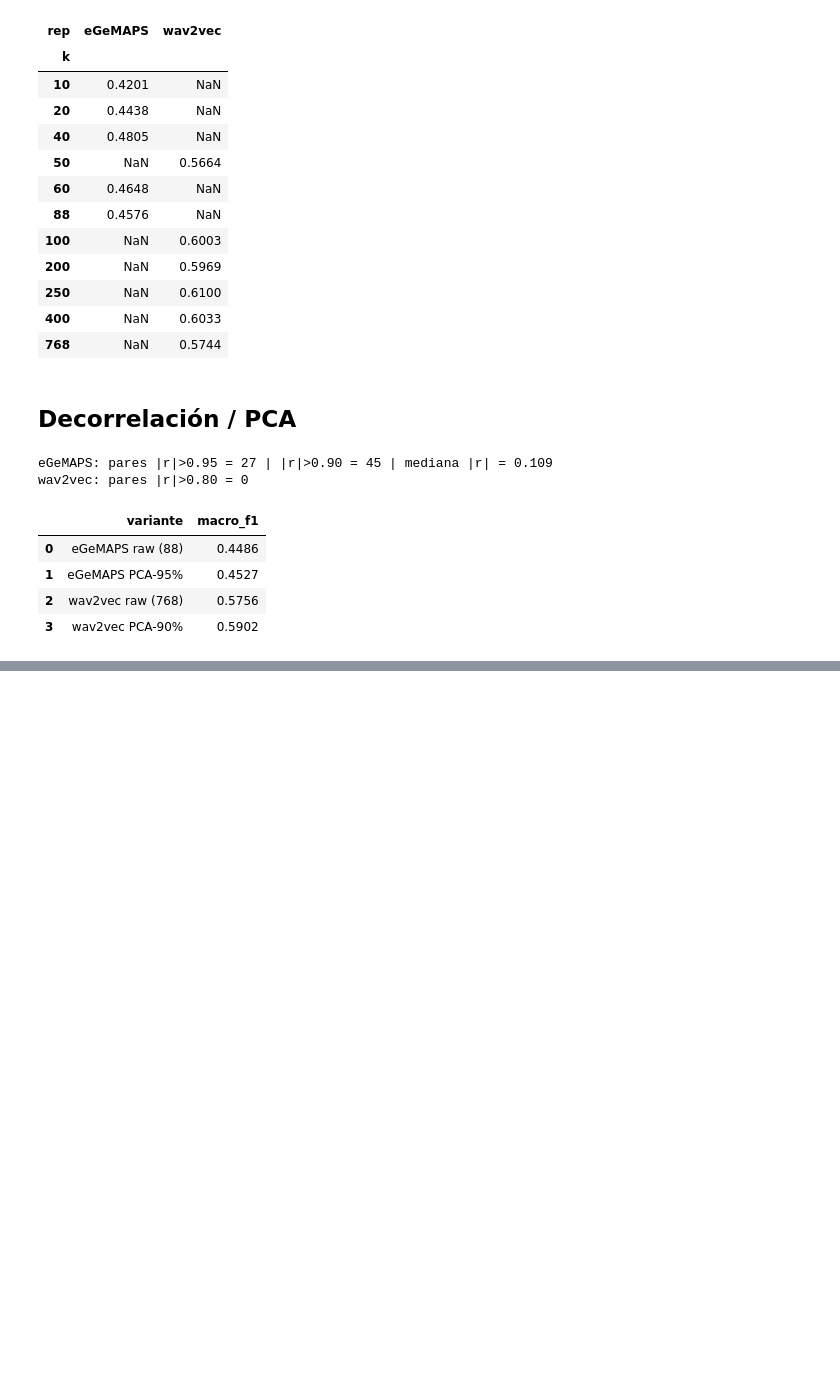
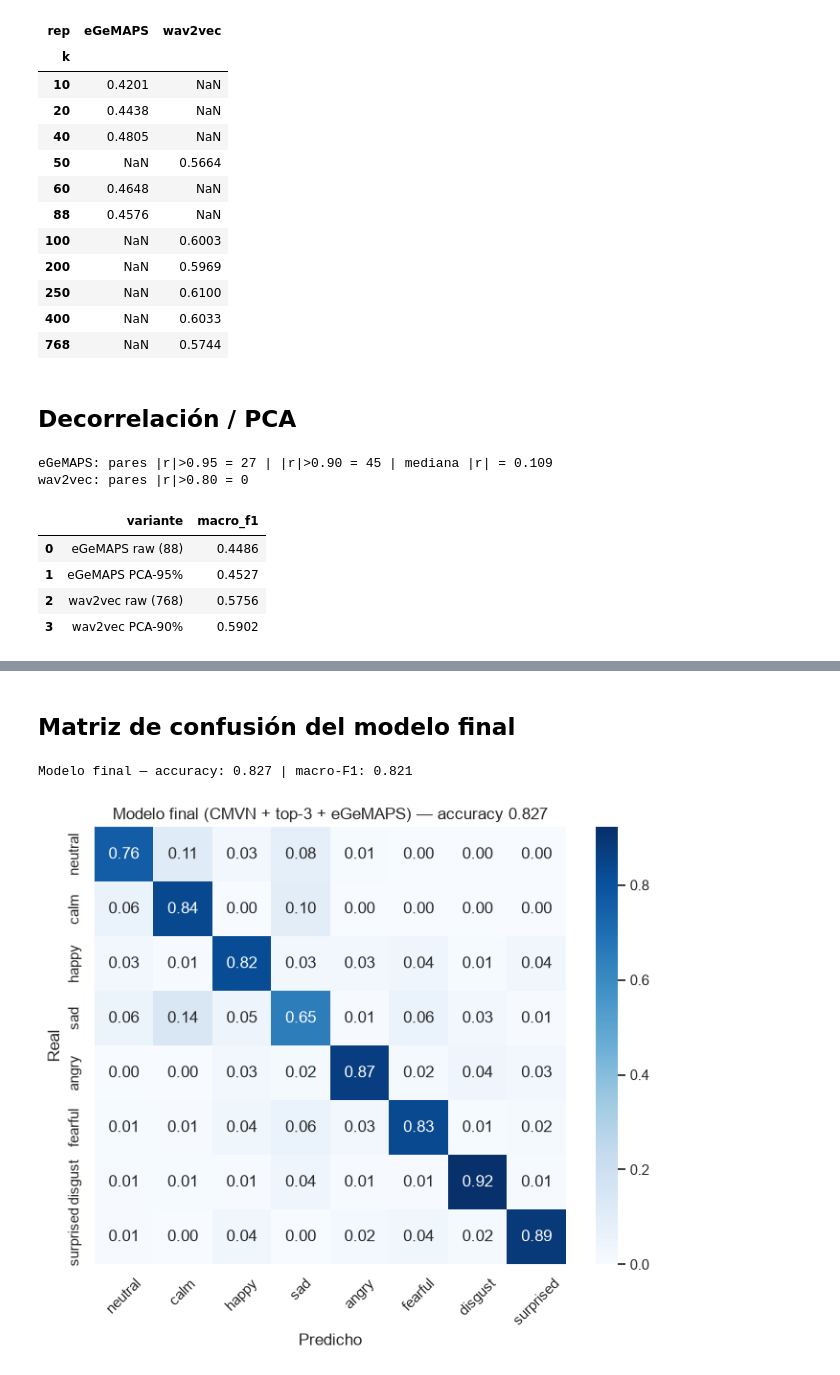
Before and after one commit to BautyGarcia/Gobbie, a Jupyter notebook: notebooks/main.ipynb, the cells around one changed output, grey strips where cells are left out. Saved outputs shown, nothing was run; the diff lists cells and outputs as text; code cells hidden in the pictures; blank space fills up the shorter version.

```diff
--- a/notebooks/main.ipynb
+++ b/notebooks/main.ipynb
@@ -353,0 +365,34 @@ wav2vec: pares |r|>0.80 = 0
+# %%
+# Representaciones speech, alineadas por path al orden de las filas speech
+top3 = layers_to_dataframe(layer_emb, layer_paths, config.WAV2VEC_TOP_LAYERS)
+speech_paths = dataset.loc[dataset["vocal_channel"] == "speech", "path"]
+Xe_  = Xe.reset_index(drop=True)
+Xw_  = Xw.reset_index(drop=True)
+Xw3_ = top3.loc[speech_paths].reset_index(drop=True)
+y_, g_ = y.reset_index(drop=True), groups.reset_index(drop=True)
+
+def lr():
+    return make_pipeline(StandardScaler(), LogisticRegression(C=0.01, max_iter=2000, class_weight="balanced"))
+def score(X):
+    oof, _ = grouped_cv(lr(), X, y_, g_, n_splits=5)
+    m = evaluate(y_, oof, labels=EMOTION_ORDER)
+    return {"accuracy": round(m["accuracy"], 3), "macro_f1": round(m["macro_f1"], 3)}
+
+comb = pd.concat([Xw3_, Xe_], axis=1)
+reps_imp = {
+    "wav2vec-c8":             Xw_,
+    "wav2vec-c8 + CMVN":      cmvn_by_speaker(Xw_, g_),
+    "top-3 capas":            Xw3_,
+    "top-3 + CMVN":           cmvn_by_speaker(Xw3_, g_),
+    "top-3 + eGeMAPS":        comb,
+    "top-3 + eGeMAPS + CMVN": cmvn_by_speaker(comb, g_),
+}
+
+# Tabla cacheada (accuracy principal, macro-F1 secundaria)
+imp_path = config.PROCESSED_DIR / "improvements.parquet"
+if imp_path.exists():
+    improvements = pd.read_parquet(imp_path)
+else:
+    improvements = pd.DataFrame({k: score(X) for k, X in reps_imp.items()}).T[["accuracy", "macro_f1"]]
+    improvements.to_parquet(imp_path)
+improvements
@@ -353,0 +407,14 @@ wav2vec: pares |r|>0.80 = 0
+# %% [markdown]
+## Matriz de confusión del modelo final
+# %%
+Xf = reps_imp["top-3 + eGeMAPS + CMVN"]
+oof_f, _ = grouped_cv(lr(), Xf, y_, g_, n_splits=5)
+m = evaluate(y_, oof_f, labels=EMOTION_ORDER)
+print(f"Modelo final — accuracy: {m['accuracy']:.3f} | macro-F1: {m['macro_f1']:.3f}")
+fig, ax = plot_confusion_matrix(y_, oof_f, labels=EMOTION_ORDER, normalize="true",
+                                title=f"Modelo final (CMVN + top-3 + eGeMAPS) — accuracy {m['accuracy']:.3f}")
+ax.tick_params(axis="x", rotation=45); fig.tight_layout()
+fig.savefig(REPORTS_DIR / "final_model_confusion.png", dpi=110, bbox_inches="tight"); plt.show()
+# %% [output]
+Modelo final — accuracy: 0.827 | macro-F1: 0.821
+[figure, added]
```
Also changed, not shown: parts of 38 cells of this notebook, 10 other files.
